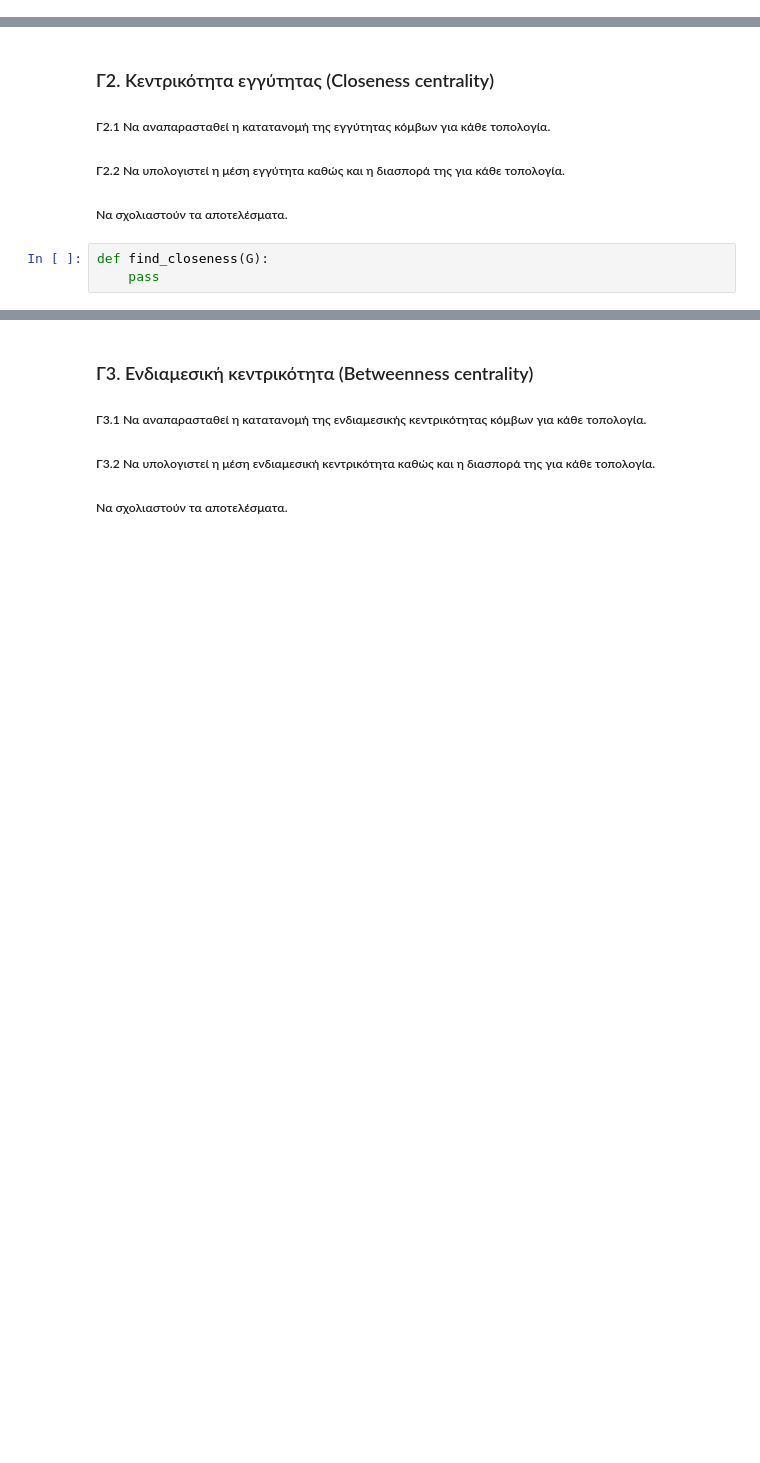
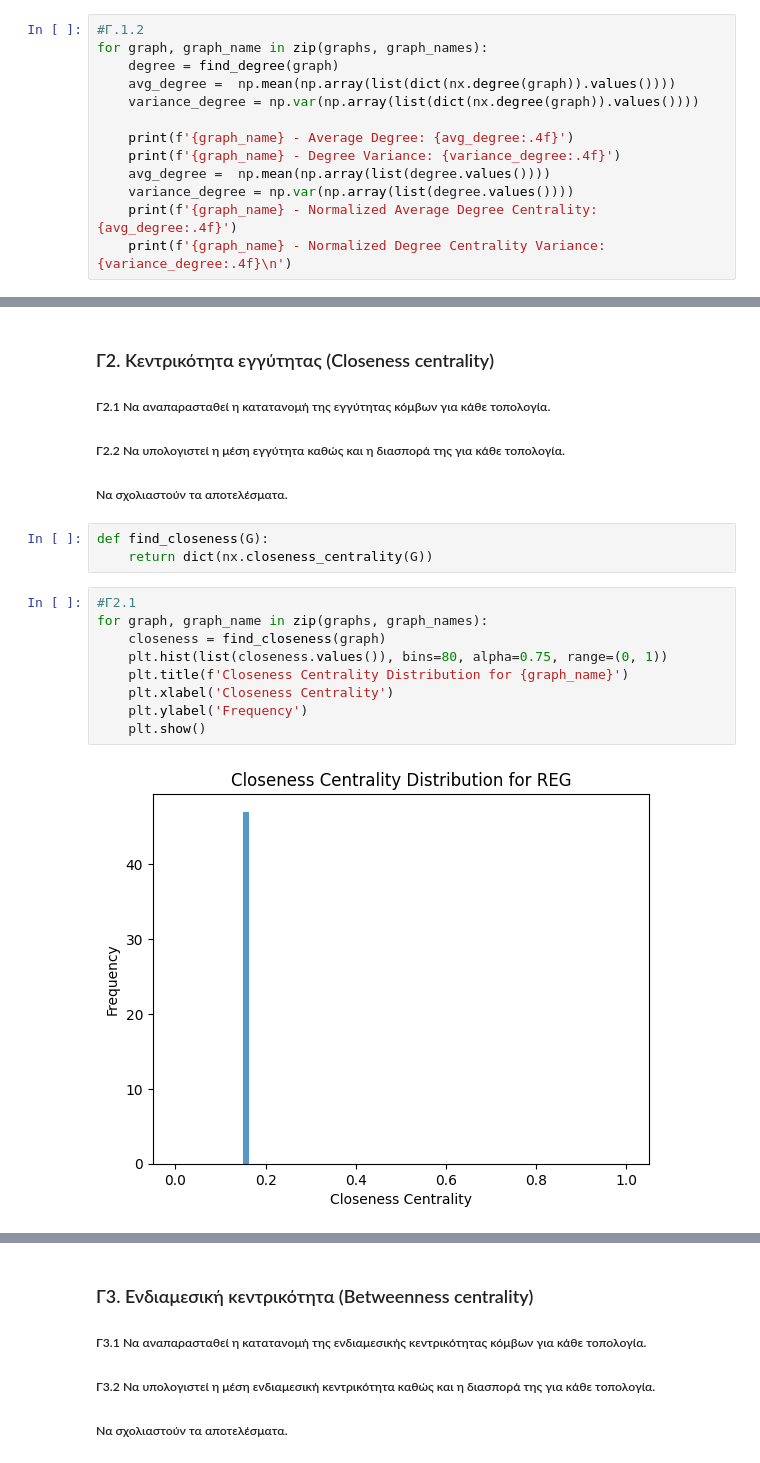
Before and after one commit to ntua-el20827/NTUA_Social_Networks_Analysis, a Jupyter notebook: lab01/lab1_student_version_2024.ipynb, the cells around one changed output, grey strips where cells are left out. Cells and saved outputs as stored; diff of their text form; blank space fills up the shorter version.

```diff
--- a/lab01/lab1_student_version_2024.ipynb
+++ b/lab01/lab1_student_version_2024.ipynb
@@ -552,0 +571,13 @@ def find_degree(G):
+# %%
+#Γ.1.2
+for graph, graph_name in zip(graphs, graph_names):
+    degree = find_degree(graph)
+    avg_degree =  np.mean(np.array(list(dict(nx.degree(graph)).values())))
+    variance_degree = np.var(np.array(list(dict(nx.degree(graph)).values())))
+
+    print(f'{graph_name} - Average Degree: {avg_degree:.4f}')
+    print(f'{graph_name} - Degree Variance: {variance_degree:.4f}')
+    avg_degree =  np.mean(np.array(list(degree.values())))
+    variance_degree = np.var(np.array(list(degree.values())))
+    print(f'{graph_name} - Normalized Average Degree Centrality: {avg_degree:.4f}')
+    print(f'{graph_name} - Normalized Degree Centrality Variance: {variance_degree:.4f}\n')
@@ -557,4 +618,15 @@ def find_degree(G):
 ##### Να σχολιαστούν τα αποτελέσματα.
 # %%
 def find_closeness(G):
-    pass
+    return dict(nx.closeness_centrality(G))
+# %%
+#Γ2.1
+for graph, graph_name in zip(graphs, graph_names):
+    closeness = find_closeness(graph)
+    plt.hist(list(closeness.values()), bins=80, alpha=0.75, range=(0, 1))
+    plt.title(f'Closeness Centrality Distribution for {graph_name}')
+    plt.xlabel('Closeness Centrality')
+    plt.ylabel('Frequency')
+    plt.show()
+# %% [output]
+[figure, added]
```
Also changed, not shown: parts of 18 cells of this notebook.
